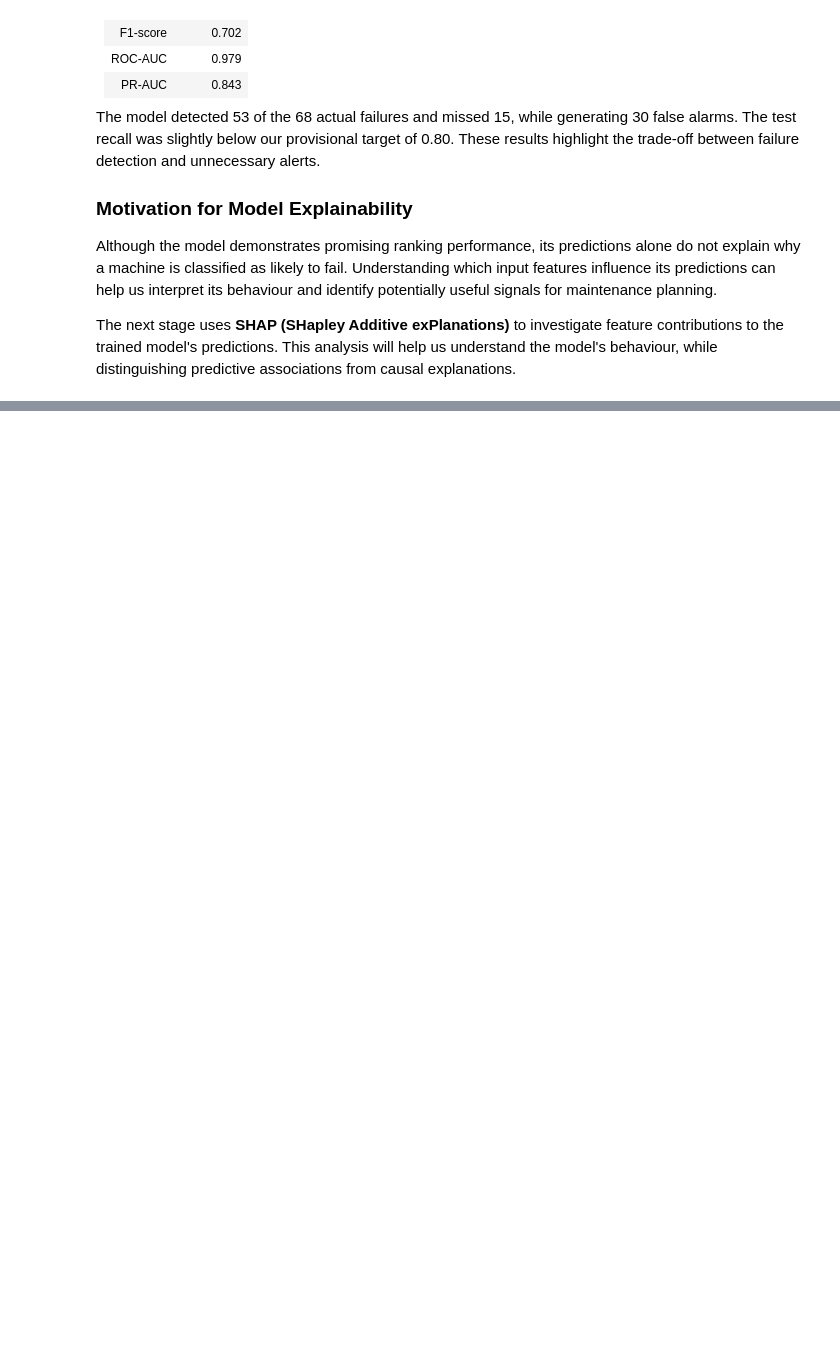
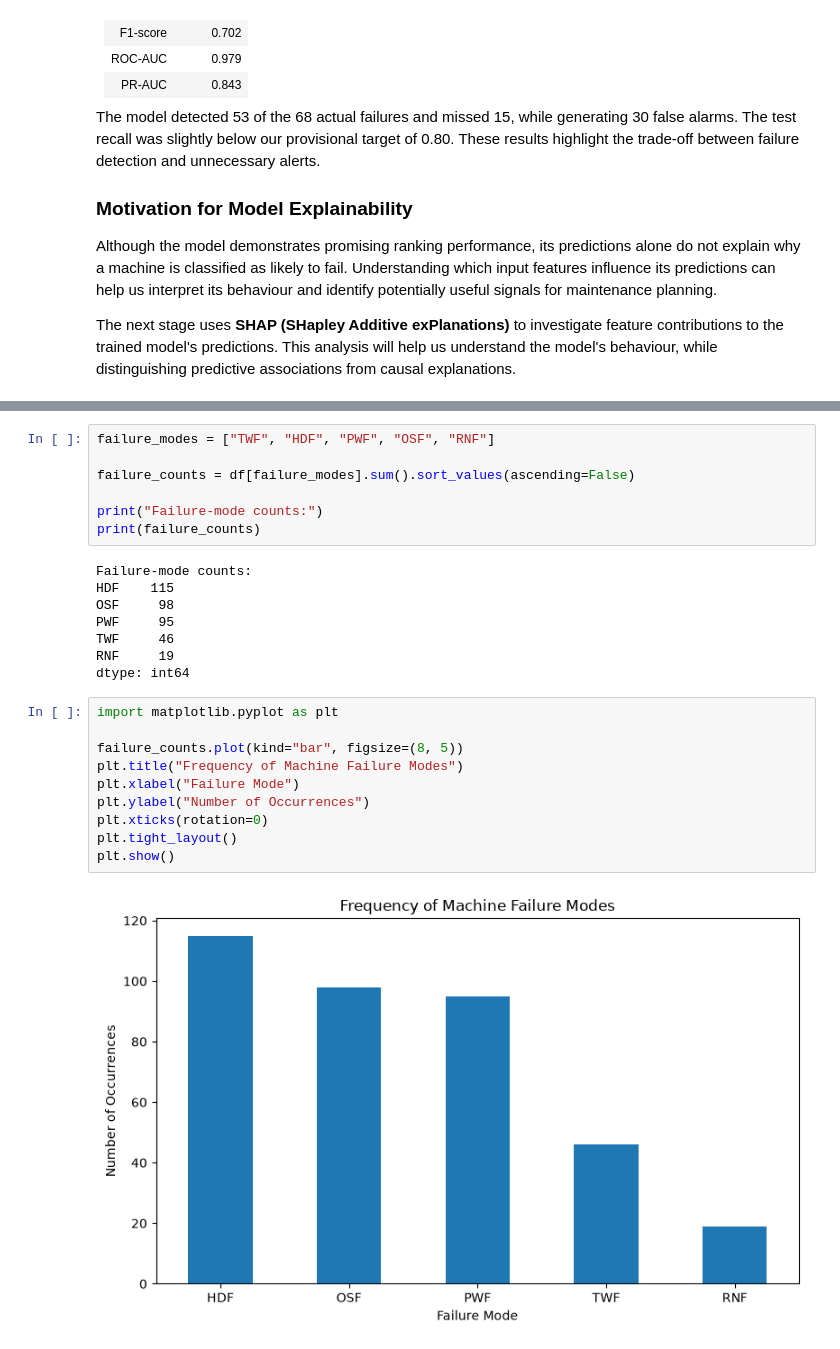
Before and after one commit to sathvik-reddy28/Intelligent-Predictive-Maintenance, a Jupyter notebook: notebooks/predictive_maintenance.ipynb, the cells around one changed output, grey strips where cells are left out. Saved outputs shown, nothing was run; the diff lists cells and outputs as text; blank space fills up the shorter version.

```diff
--- a/notebooks/predictive_maintenance.ipynb
+++ b/notebooks/predictive_maintenance.ipynb
@@ -1176,0 +1278,27 @@ The next stage uses **SHAP (SHapley Additive exPlanations)** to investigate feat
+# %%
+failure_modes = ["TWF", "HDF", "PWF", "OSF", "RNF"]
+
+failure_counts = df[failure_modes].sum().sort_values(ascending=False)
+
+print("Failure-mode counts:")
+print(failure_counts)
+# %% [output]
+Failure-mode counts:
+HDF    115
+OSF     98
+PWF     95
+TWF     46
+RNF     19
+dtype: int64
+# %%
+import matplotlib.pyplot as plt
+
+failure_counts.plot(kind="bar", figsize=(8, 5))
+plt.title("Frequency of Machine Failure Modes")
+plt.xlabel("Failure Mode")
+plt.ylabel("Number of Occurrences")
+plt.xticks(rotation=0)
+plt.tight_layout()
+plt.show()
+# %% [output]
+[figure, added]
```
Also changed, not shown: parts of 20 cells of this notebook, 4 other files.
